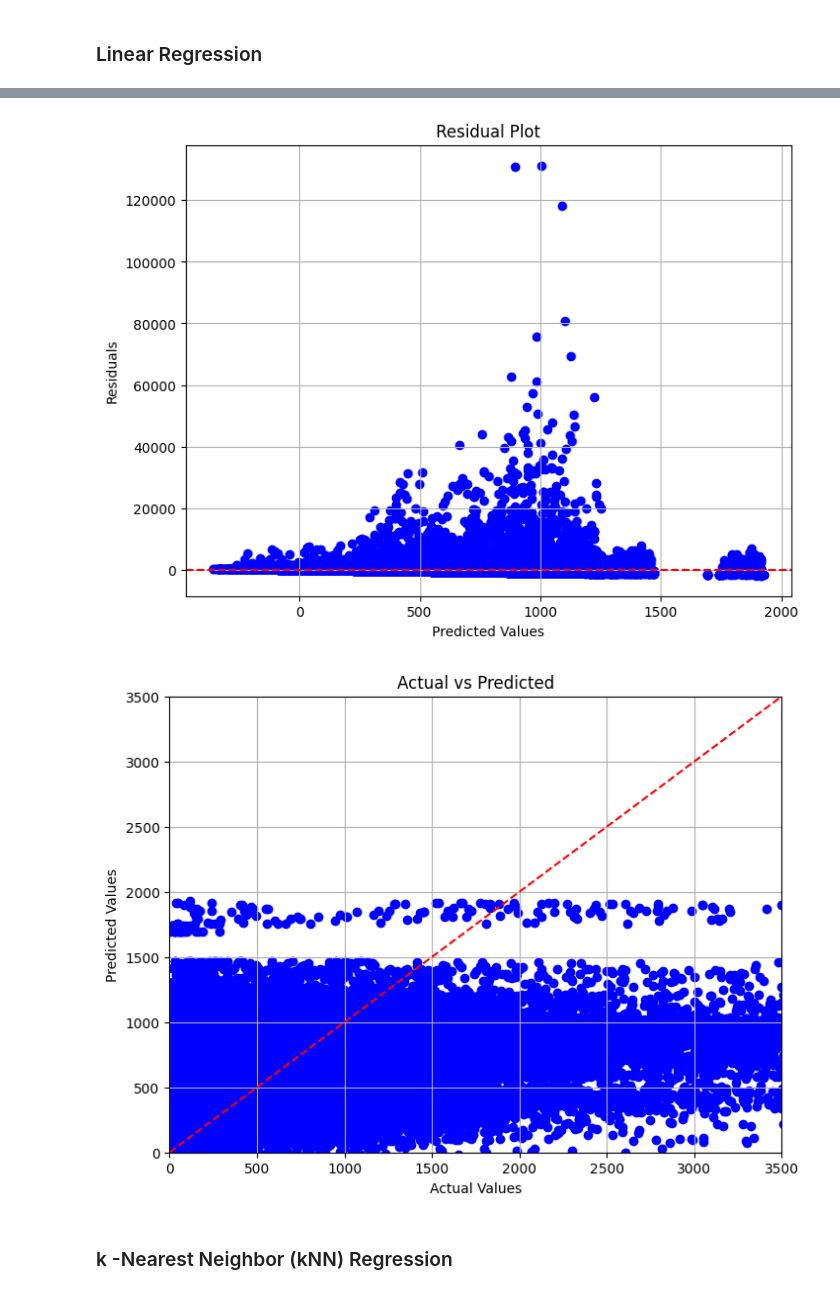
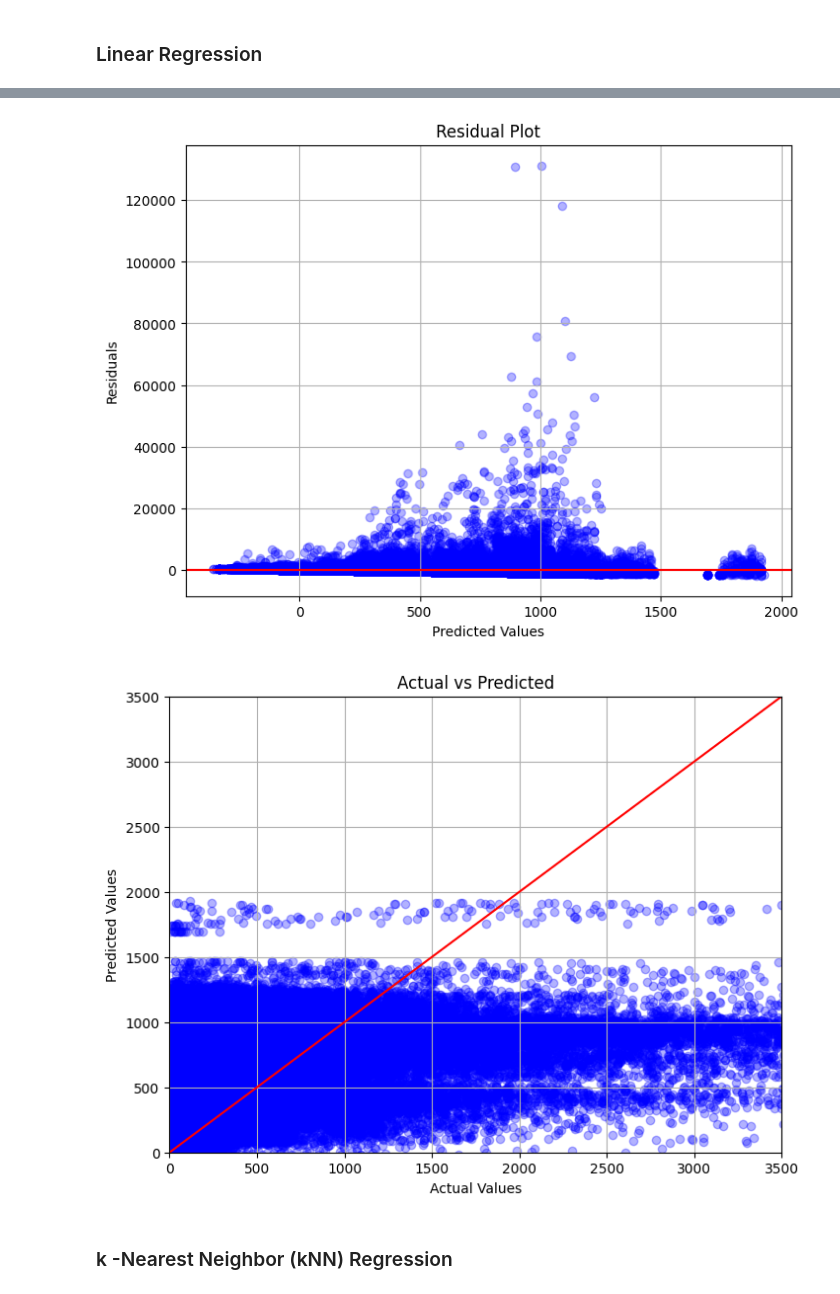
Before and after one commit to carinacwq/Crowd-Prediction-of-Bus-Stops-in-Singapore, a Jupyter notebook: src/CS3244_group_project.ipynb, the cells around one changed output, grey strips where cells are left out. Saved outputs shown, nothing was run; the diff lists cells and outputs as text; code cells hidden in the pictures.

```diff
--- a/src/CS3244_group_project.ipynb
+++ b/src/CS3244_group_project.ipynb
@@ -379,30 +381,30 @@ The linear regression model doe not perform well. Upon examining the residual pl
 # %%
 # Residuals
 residuals = y_test - lr_pred
 # Plot residuals against predicted values
 plt.figure(figsize=(8, 6))
-plt.scatter(lr_pred, residuals, color='blue')
-plt.axhline(y=0, color='red', linestyle='--')
+plt.scatter(lr_pred, residuals, color='blue', alpha=0.3)
+plt.axhline(y=0, color='red')
 plt.title('Residual Plot')
 plt.xlabel('Predicted Values')
 plt.ylabel('Residuals')
 plt.grid(True)
 plt.show()
 
 # Predicted over Actual Plot
 plt.figure(figsize=(8, 6))
-plt.scatter(y_test, lr_pred, color='blue')
-plt.plot([y_test.min(), y_test.max()], [y_test.min(), y_test.max()], color='red', linestyle='--')
+plt.scatter(y_test, lr_pred, color='blue', alpha=0.3)
+plt.plot([y_test.min(), y_test.max()], [y_test.min(), y_test.max()], color='red')
 plt.title('Actual vs Predicted')
 plt.xlabel('Actual Values')
 plt.ylabel('Predicted Values')
 plt.xlim(0,3500)
 plt.ylim(0,3500)
 plt.grid(True)
 plt.show()
 # %% [output]
-[figure, old version]
+[figure, new version]
-[figure, old version]
+[figure, new version]
 # %% [markdown]
 ### k -Nearest Neighbor (kNN) Regression
 # %% [markdown]
```
Also changed, not shown: parts of 5 cells of this notebook.
